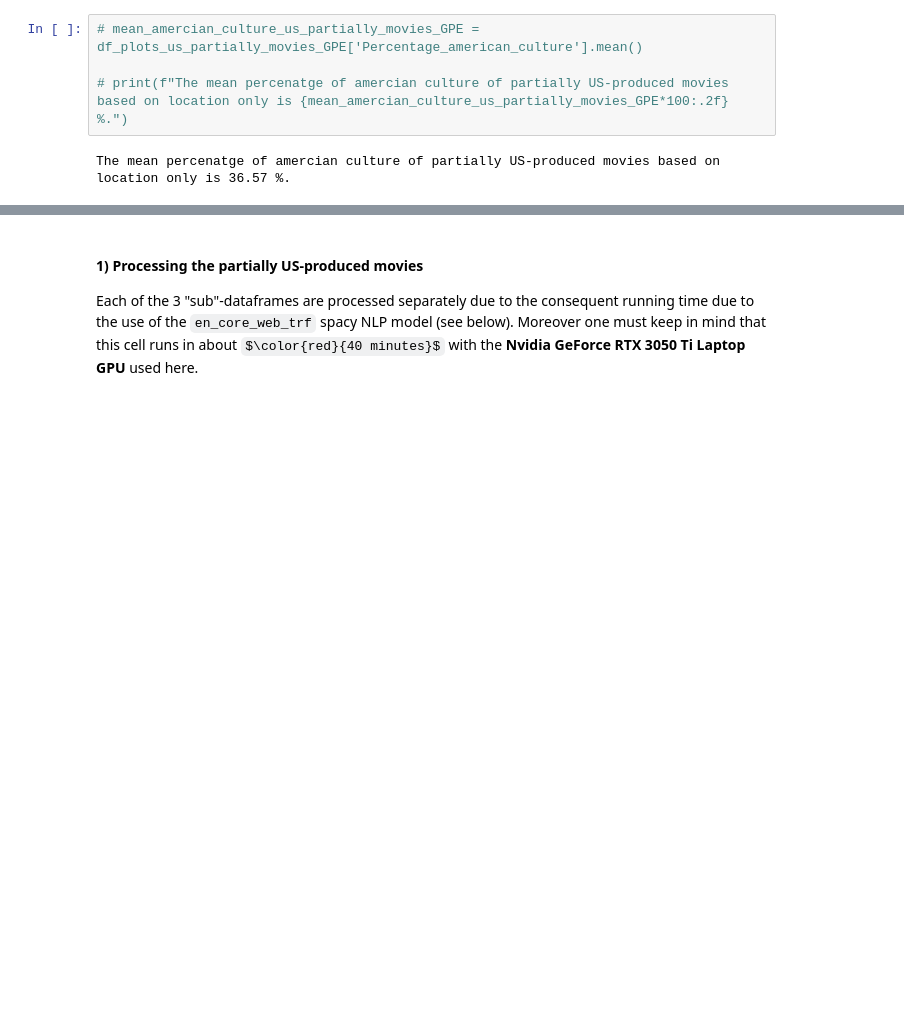
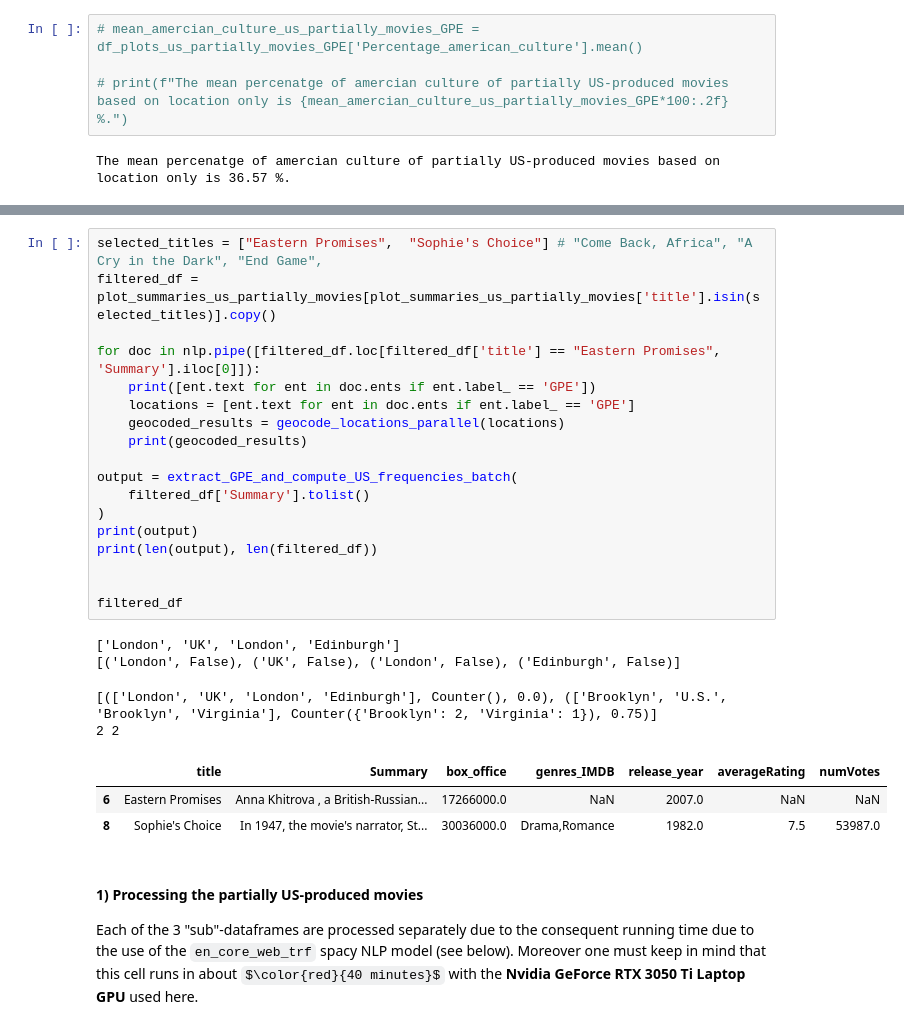
Before and after one commit to epfl-ada/ada-2024-project-adactylous, a Jupyter notebook: NLP_Luca_P3.ipynb, the cells around one changed output, grey strips where cells are left out. Cells and saved outputs as stored; diff of their text form; some formulas as TeX source; blank space fills up the shorter version.

```diff
--- a/NLP_Luca_P3.ipynb
+++ b/NLP_Luca_P3.ipynb
@@ -432,3 +629,29 @@ The mean percenatge of amercian culture of partially US-produced movies based on
+# %%
+selected_titles = ["Eastern Promises",  "Sophie's Choice"] # "Come Back, Africa", "A Cry in the Dark", "End Game",
+filtered_df = plot_summaries_us_partially_movies[plot_summaries_us_partially_movies['title'].isin(selected_titles)].copy()
+
+for doc in nlp.pipe([filtered_df.loc[filtered_df['title'] == "Eastern Promises", 'Summary'].iloc[0]]):
+    print([ent.text for ent in doc.ents if ent.label_ == 'GPE'])
+    locations = [ent.text for ent in doc.ents if ent.label_ == 'GPE']
+    geocoded_results = geocode_locations_parallel(locations)
+    print(geocoded_results)
+
+output = extract_GPE_and_compute_US_frequencies_batch(
+    filtered_df['Summary'].tolist()
+)
+print(output)
+print(len(output), len(filtered_df))
+
+
+filtered_df
+# %% [output]
+['London', 'UK', 'London', 'Edinburgh']
+[('London', False), ('UK', False), ('London', False), ('Edinburgh', False)]
+[(['London', 'UK', 'London', 'Edinburgh'], Counter(), 0.0), (['Brooklyn', 'U.S.', 'Brooklyn', 'Virginia'], Counter({'Brooklyn': 2, 'Virginia': 1}), 0.75)]
+2 2
+|  | title | Summary | box_office | genres_IMDB | release_year | averageRating | numVotes |
+| 6 | Eastern Promises | Anna Khitrova , a British-Russian... | 17266000.0 | NaN | 2007.0 | NaN | NaN |
+| 8 | Sophie's Choice | In 1947, the movie's narrator, St... | 30036000.0 | Drama,Romance | 1982.0 | 7.5 | 53987.0 |
 # %% [markdown]
 #### 1) Processing the partially US-produced movies
 Each of the 3 "sub"-dataframes are processed separately due to the consequent running time due to the use of the `en_core_web_trf` spacy NLP model (see below). Moreover one must keep in mind that this cell runs in about $\color{red}{40 minutes}$ with the **Nvidia GeForce RTX 3050 Ti Laptop GPU** used here.
```
Also changed, not shown: parts of 7 cells of this notebook, 2 other files.
